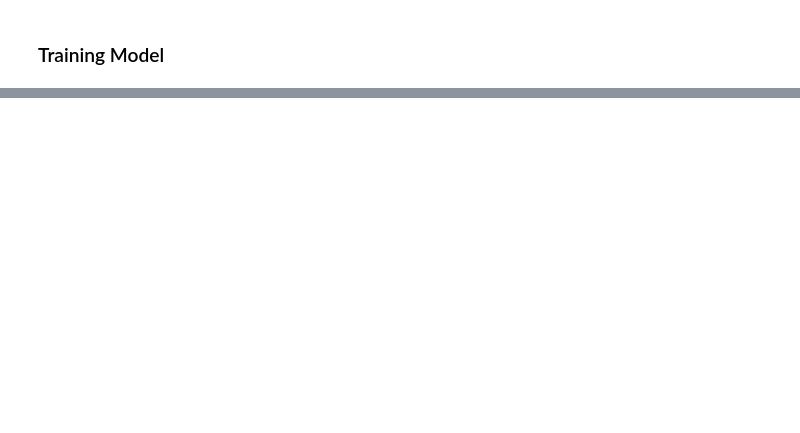
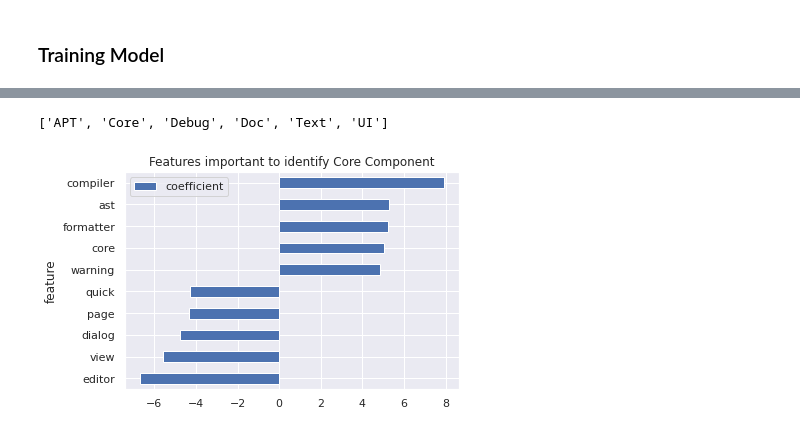
Before and after one commit to lkarjun/workouts-nlp, a Jupyter notebook: 5. Java-Development-Bug-Classification/bug_classifier.ipynb, the cells around one changed output, grey strips where cells are left out. Drawn from its saved outputs; the diff is of its cells as text; code cells hidden in the pictures; blank space fills up the shorter version.

```diff
--- a/5. Java-Development-Bug-Classification/bug_classifier.ipynb
+++ b/5. Java-Development-Bug-Classification/bug_classifier.ipynb
@@ -207,0 +323,24 @@ print("Trian Accuracy Score: ", accuracy_score(Y_train, model.predict(X_train)))
+# %%
+class_name
+# %% [output]
+['APT', 'Core', 'Debug', 'Doc', 'Text', 'UI']
+# %%
+def plot_coef(coef, top_words = 20, title = None, figsize = (4, 6), **kwargs):
+  vocabulary_position = coef.argsort()
+  vocabulary = tfidf.get_feature_names_out()
+
+  top_positive_coef = vocabulary_position[-top_words:].tolist()
+  top_negative_coef = vocabulary_position[:top_words].tolist()
+
+  core = pd.DataFrame([[vocabulary[c], coef[c]]
+                      for c in top_positive_coef + top_negative_coef],
+                    columns=["feature", "coefficient"]).sort_values("coefficient")
+
+  core.set_index("feature").plot.barh(figsize=figsize, title = title, **kwargs);
+# %%
+c = model.coef_
+# %%
+core_coef = (c[5] + c[6] + c[7] + c[8] - c[0]).A[0]
+plot_coef(core_coef, top_words=5, title = 'Features important to identify Core Component', figsize=(6, 4))
+# %% [output]
+[figure, added]
```
Also changed, not shown: parts of 30 cells of this notebook.
